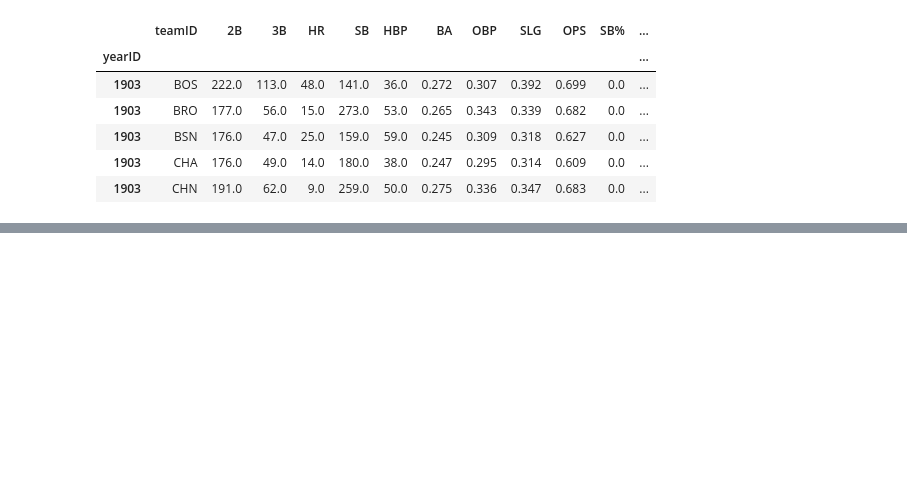
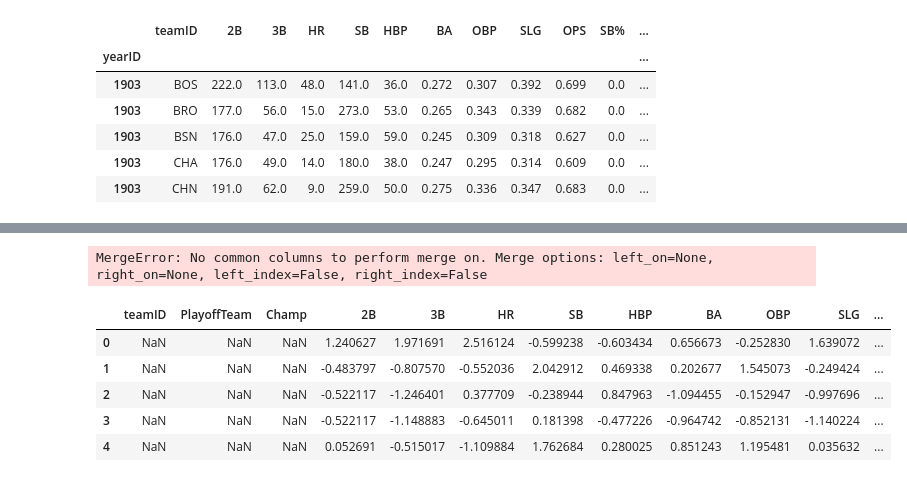
Before and after one commit to davidbabb/BaseballPlayoffs, a Jupyter notebook: baseball-analysis/notebooks/data_standardization.ipynb, the cells around one changed output, grey strips where cells are left out. Cells and saved outputs as stored; diff of their text form; code cells hidden in the pictures; blank space fills up the shorter version.

```diff
--- a/baseball-analysis/notebooks/data_standardization.ipynb
+++ b/baseball-analysis/notebooks/data_standardization.ipynb
@@ -110,0 +104,2 @@ master_data.loc[1903]
+# %%
+cols2 = master_data.columns.drop(['teamID','PlayoffTeam','Champ'])
@@ -110,0 +112,2 @@ master_data.loc[1903]
+# %%
+creative_data = master_data.drop(cols2,axis=1)
@@ -110,0 +140,13 @@ master_data.loc[1903]
+# %%
+standard_data = creative_data.merge(number_data)
+# %% [output]
+MergeError: No common columns to perform merge on. Merge options: left_on=None, right_on=None, left_index=False, right_index=False
+# %%
+standard_data.head()
+# %% [output]
+|  | teamID | PlayoffTeam | Champ | 2B | 3B | HR | SB | HBP | BA | OBP | SLG | ... |
+| 0 | NaN | NaN | NaN | 1.240627 | 1.971691 | 2.516124 | -0.599238 | -0.603434 | 0.656673 | -0.252830 | 1.639072 | ... |
+| 1 | NaN | NaN | NaN | -0.483797 | -0.807570 | -0.552036 | 2.042912 | 0.469338 | 0.202677 | 1.545073 | -0.249424 | ... |
+| 2 | NaN | NaN | NaN | -0.522117 | -1.246401 | 0.377709 | -0.238944 | 0.847963 | -1.094455 | -0.152947 | -0.997696 | ... |
+| 3 | NaN | NaN | NaN | -0.522117 | -1.148883 | -0.645011 | 0.181398 | -0.477226 | -0.964742 | -0.852131 | -1.140224 | ... |
+| 4 | NaN | NaN | NaN | 0.052691 | -0.515017 | -1.109884 | 1.762684 | 0.280025 | 0.851243 | 1.195481 | 0.035632 | ... |
```
Also changed, not shown: parts of 16 cells of this notebook.
